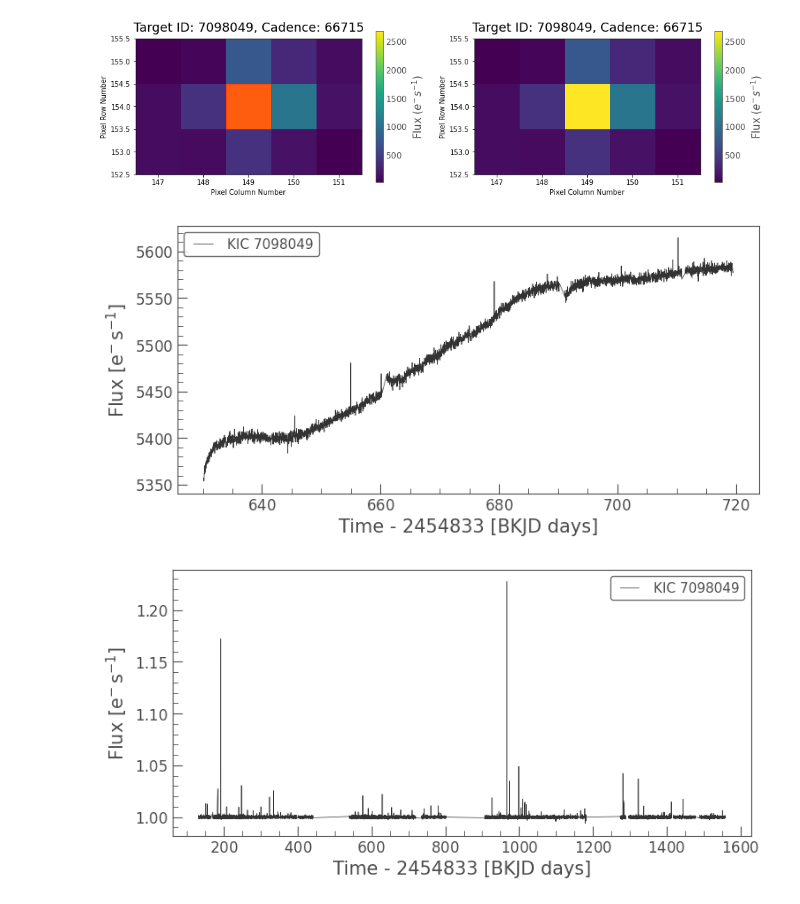
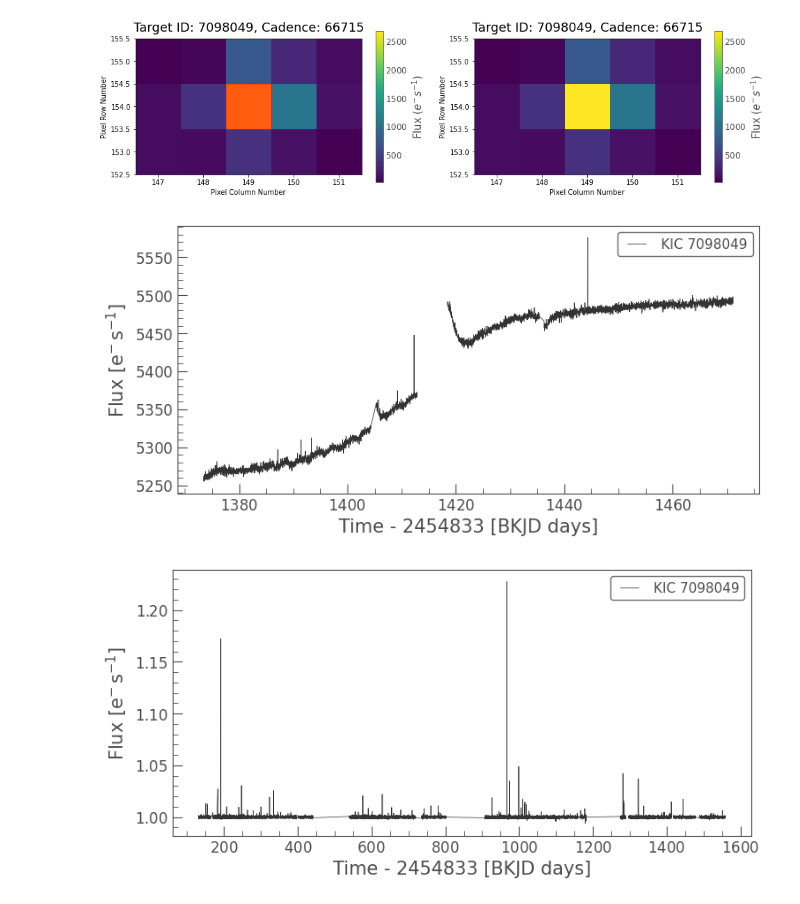
Before and after one commit to stevepur/falsePositiveTableAnalysis, a Jupyter notebook: TCE7098049-01.ipynb, the cells around one changed output. Drawn from its saved outputs; the diff is of its cells as text; code cells hidden in the pictures.

```diff
--- a/TCE7098049-01.ipynb
+++ b/TCE7098049-01.ipynb
@@ -34,14 +35,13 @@ for quarter in range(len(pixelfile)):
 [figure]
 # %%
 # plot the light curve of a sample quarter
-import matplotlib.pyplot as plt
-quarter = 13
+quarter = 11
 
 # make the light curve from the pixel file
 lc = pixelfile[quarter].to_lightcurve();
 lc.plot();
 # %% [output]
-[figure, old version]
+[figure, new version]
 # %%
 # make light curves out of the pixel data using all quarters, detrended by .flatten() so they line up together
 lc = pixelfile[0].to_lightcurve().flatten();
```
Also changed, not shown: parts of 4 cells of this notebook.
